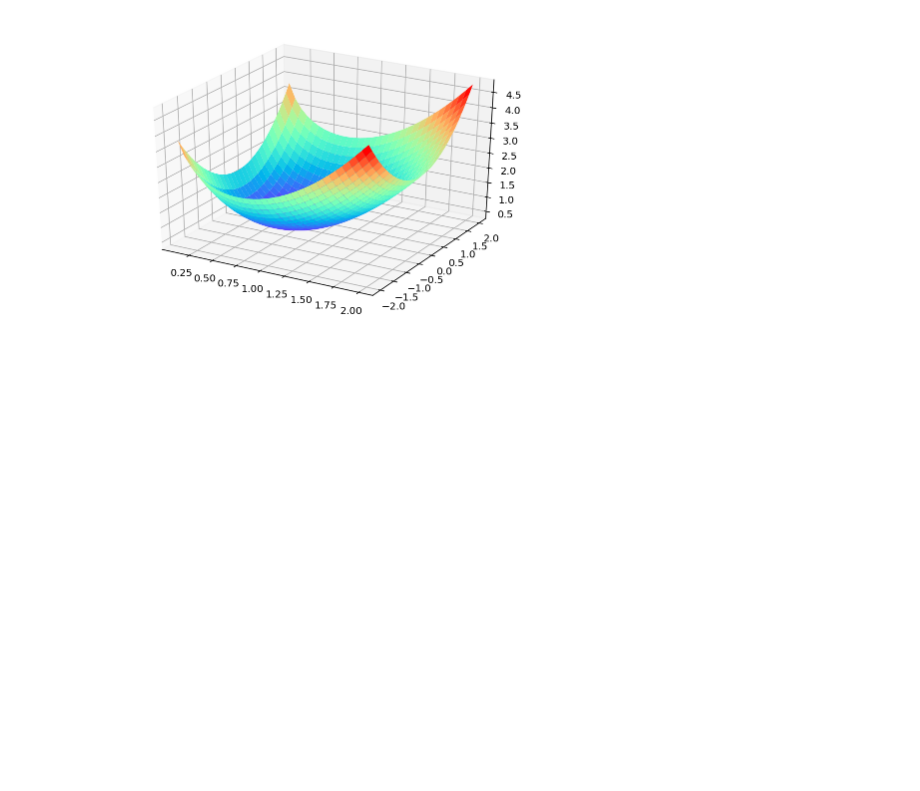
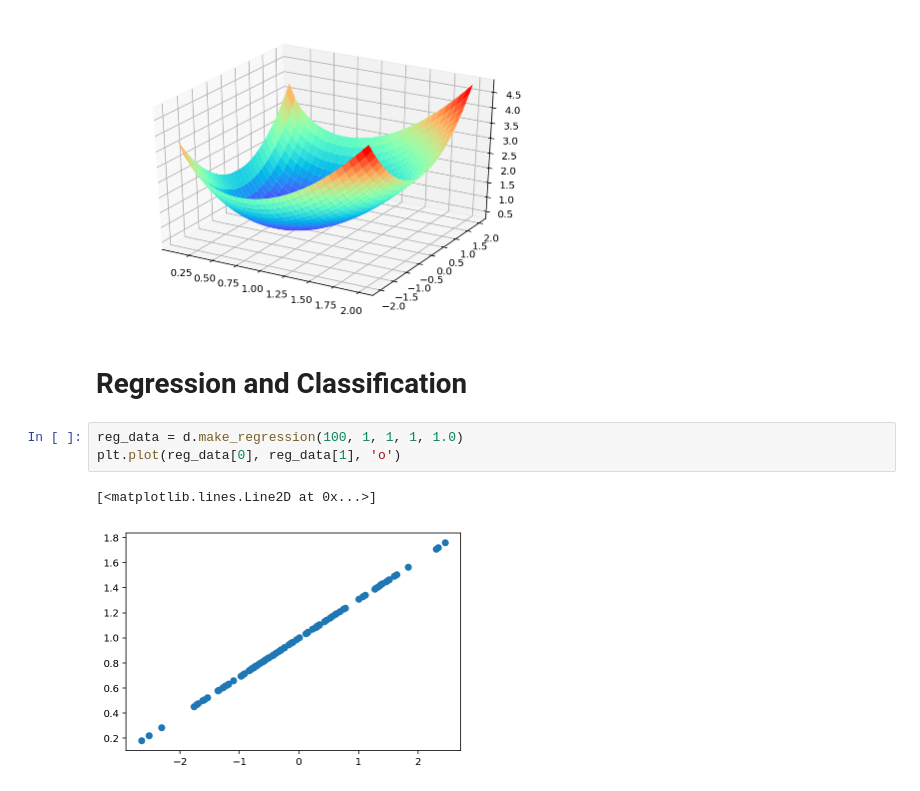
Before and after one commit to llv22/caffe2_cv, a Jupyter notebook: chap2_math/math.ipynb, the cells around one changed output. Drawn from its saved outputs; the diff is of its cells as text; blank space fills up the shorter version.

```diff
--- a/chap2_math/math.ipynb
+++ b/chap2_math/math.ipynb
@@ -28,3 +39,11 @@ ax.plot_surface(X, Y, Z, rstride=1, cstride=1, cmap='rainbow')
 plt.show()
 # %% [output]
 [figure]
+# %% [markdown]
+# Regression and Classification
+# %%
+reg_data = d.make_regression(100, 1, 1, 1, 1.0)
+plt.plot(reg_data[0], reg_data[1], 'o')
+# %% [output]
+[<matplotlib.lines.Line2D at 0x...>]
+[figure, added]
```
Also changed, not shown: parts of 8 cells of this notebook, 1 other file.
